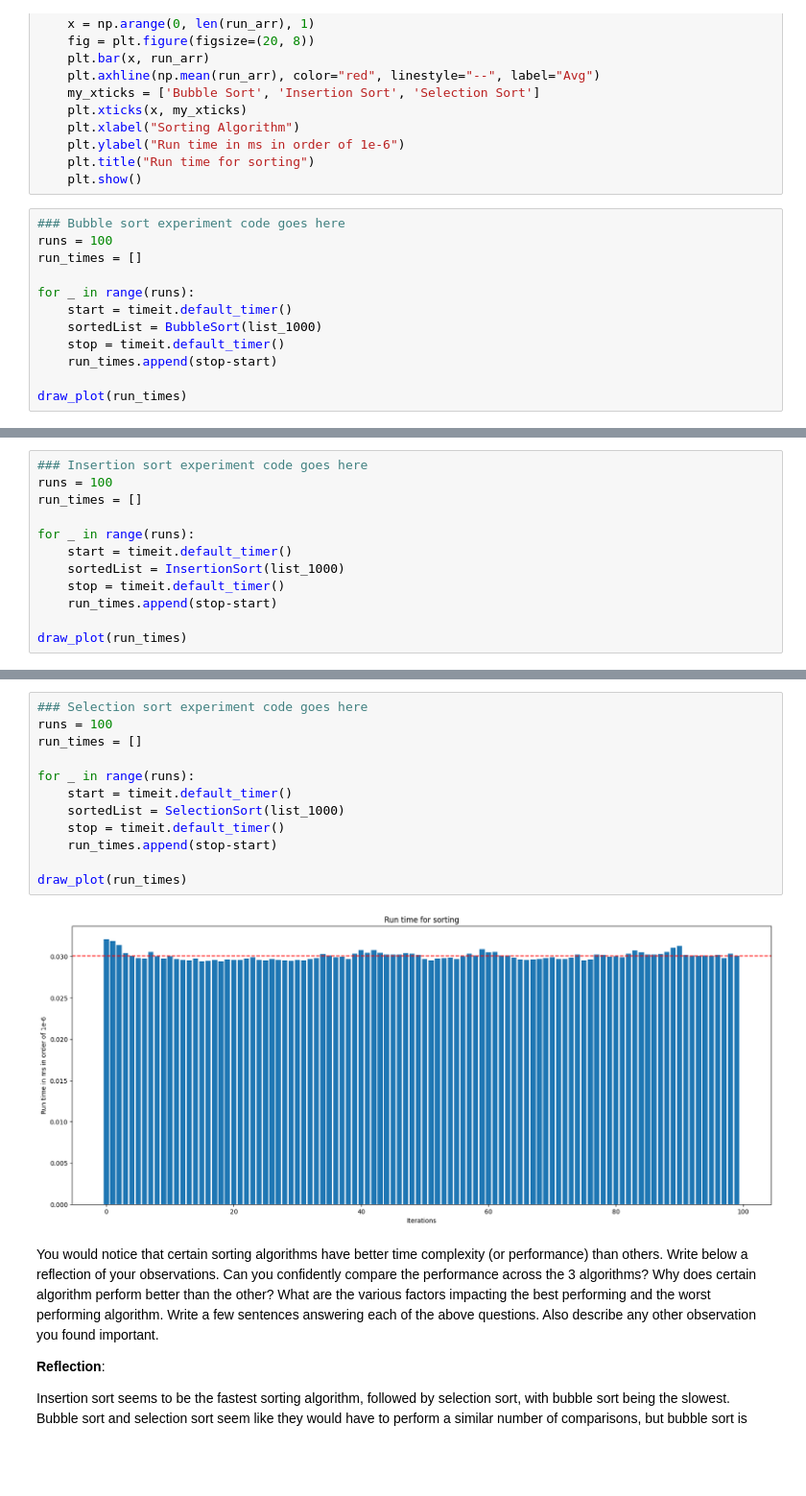
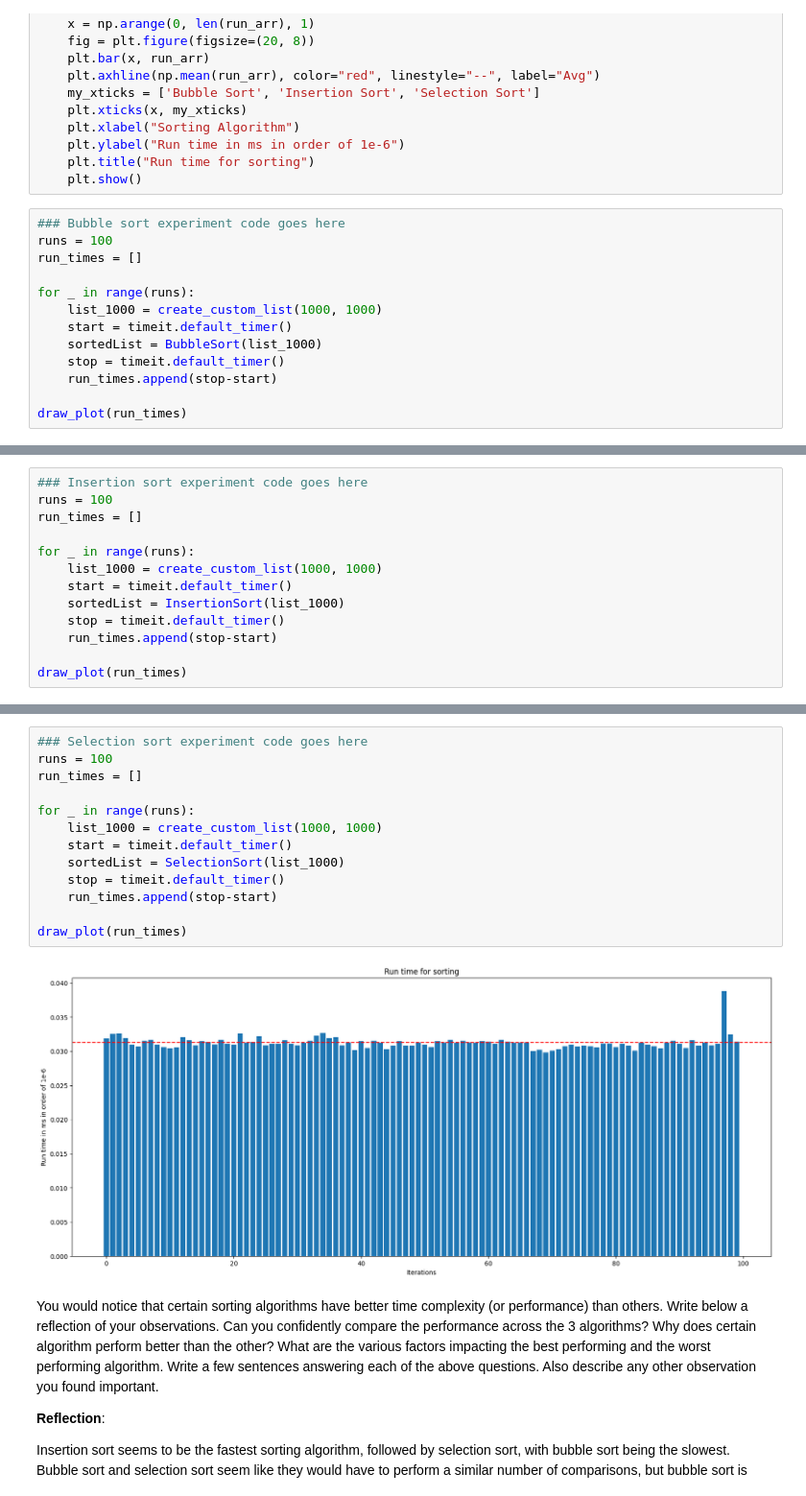
Before and after one commit to Noprop/minesweeper-2xc3-, a Jupyter notebook: Lab_II.ipynb, the cells around one changed output, grey strips where cells are left out. Shown at 96% size. Saved outputs shown, nothing was run; the diff lists cells and outputs as text; blank space fills up the shorter version.

```diff
--- a/Lab_II.ipynb
+++ b/Lab_II.ipynb
@@ -129,6 +122,7 @@ runs = 100
 run_times = []
 
 for _ in range(runs):
+    list_1000 = create_custom_list(1000, 1000)
     start = timeit.default_timer()
     sortedList = BubbleSort(list_1000)
     stop = timeit.default_timer()
@@ -143,6 +137,7 @@ runs = 100
 run_times = []
 
 for _ in range(runs):
+    list_1000 = create_custom_list(1000, 1000)
     start = timeit.default_timer()
     sortedList = InsertionSort(list_1000)
     stop = timeit.default_timer()
@@ -154,17 +149,18 @@ draw_plot(run_times)
 # %%
 ### Selection sort experiment code goes here
 runs = 100
 run_times = []
 
 for _ in range(runs):
+    list_1000 = create_custom_list(1000, 1000)
     start = timeit.default_timer()
     sortedList = SelectionSort(list_1000)
     stop = timeit.default_timer()
     run_times.append(stop-start)
 
 draw_plot(run_times)
 # %% [output]
-[figure, old version]
+[figure, new version]
 # %% [markdown]
 You would notice that certain sorting algorithms have better time complexity (or performance) than others. Write below a reflection of your observations. Can you confidently compare the performance across the 3 algorithms? Why does certain algorithm perform better than the other? What are the various factors impacting the best performing and the worst performing algorithm. Write a few sentences answering each of the above questions. Also describe any other observation you found important.
 
```
Also changed, not shown: parts of 18 cells of this notebook.
